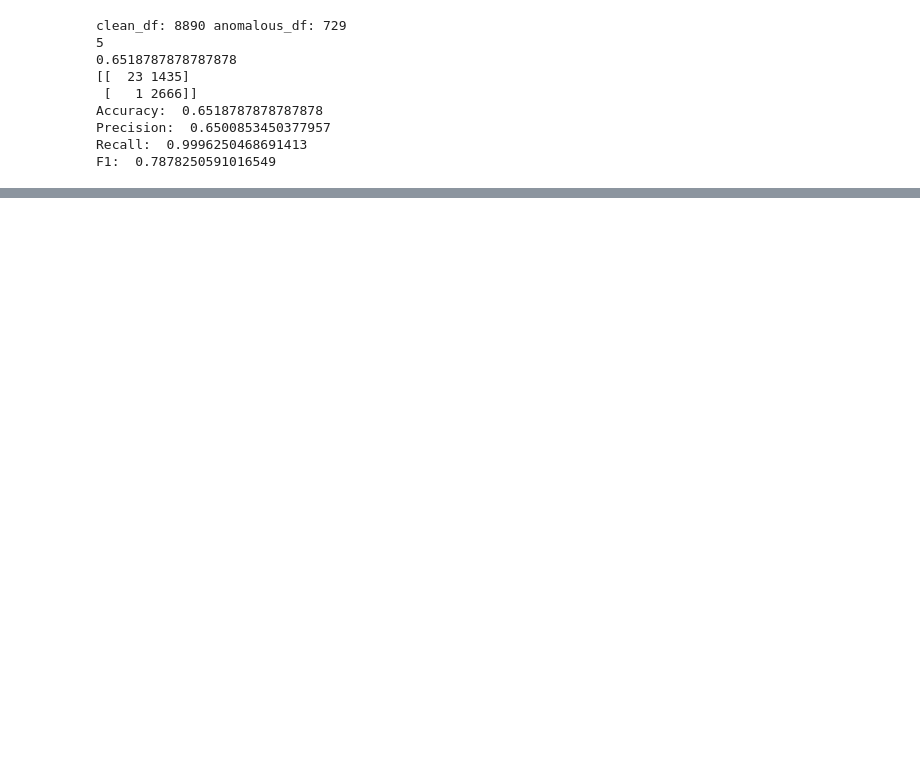
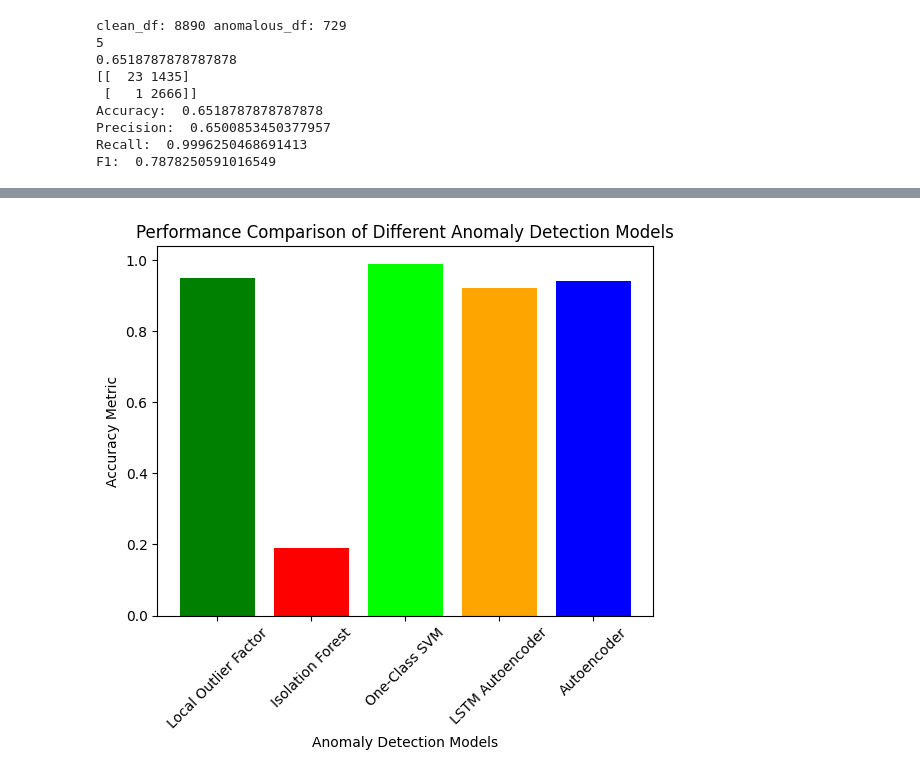
Before and after one commit to R3c5/Multi-Modal-Edge-AI, a Jupyter notebook: multi_modal_edge_ai/models/anomaly_detection/playground/playground.ipynb, the cells around one changed output, grey strips where cells are left out. Saved outputs shown, nothing was run; the diff lists cells and outputs as text; code cells hidden in the pictures; blank space fills up the shorter version.

```diff
--- a/multi_modal_edge_ai/models/anomaly_detection/playground/playground.ipynb
+++ b/multi_modal_edge_ai/models/anomaly_detection/playground/playground.ipynb
@@ -510,0 +1244,17 @@ F1:  0.7872340425531915
+# %%
+# Plot for algorithms with Recall
+
+import matplotlib.pyplot as plt
+
+algorithm_names = ["Local Outlier Factor", "Isolation Forest", "One-Class SVM", "LSTM Autoencoder", "Autoencoder"]
+
+metric_values = [0.95, 0.19, 0.99, 0.92, 0.94]
+
+plt.bar(algorithm_names, metric_values, color=['green', 'red', 'lime', 'orange', 'blue'])
+plt.xlabel('Anomaly Detection Models')
+plt.ylabel('Accuracy Metric')
+plt.title('Performance Comparison of Different Anomaly Detection Models')
+plt.xticks(rotation=45)
+plt.show()
+# %% [output]
+[figure, added]
```
Also changed, not shown: parts of 26 cells of this notebook.
